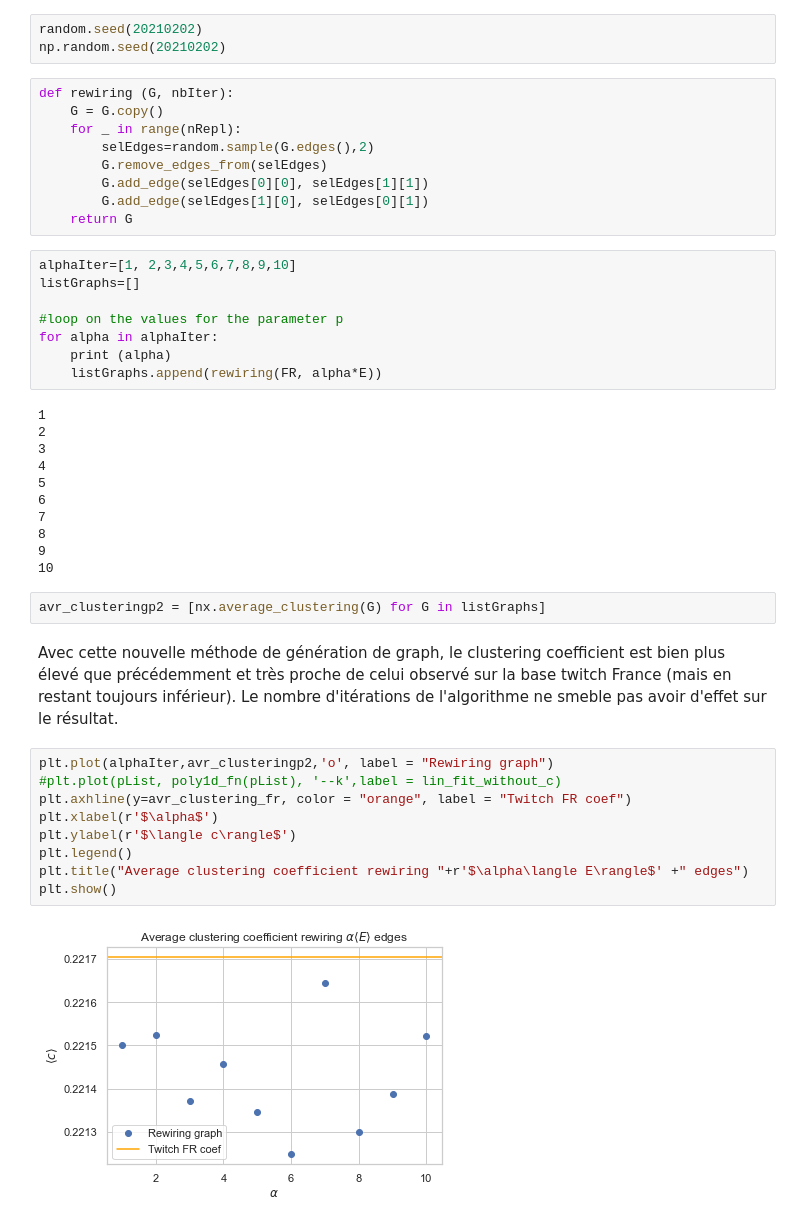
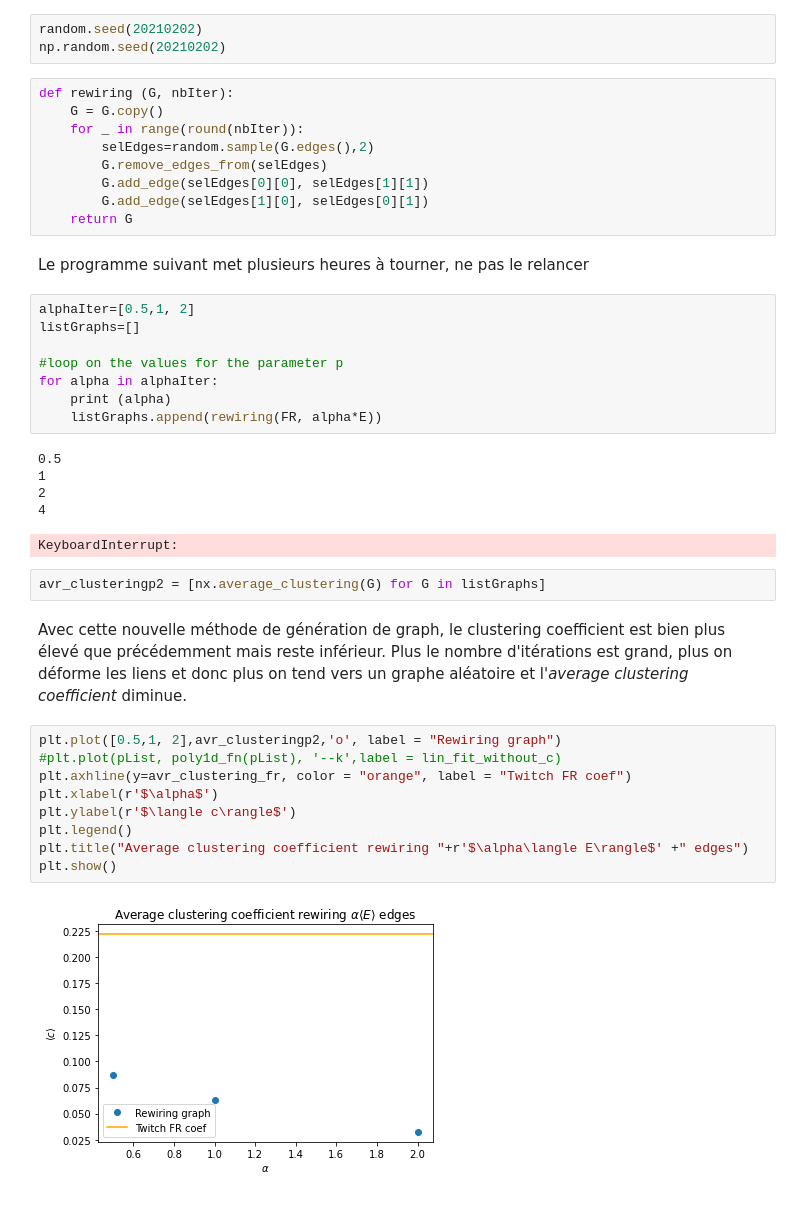
Before and after one commit to ARKEnsae/DM_Analyse_Reseaux, a Jupyter notebook: CC5/Exos_10Mar2021/ex_maison/CC5_Alain.ipynb, the cells around one changed output. Cells and saved outputs as stored; diff of their text form.

```diff
--- a/CC5/Exos_10Mar2021/ex_maison/CC5_Alain.ipynb
+++ b/CC5/Exos_10Mar2021/ex_maison/CC5_Alain.ipynb
@@ -280,14 +280,16 @@ np.random.seed(20210202)
 # %%
 def rewiring (G, nbIter):
     G = G.copy()
-    for _ in range(nRepl):
+    for _ in range(round(nbIter)):
         selEdges=random.sample(G.edges(),2)
         G.remove_edges_from(selEdges)
         G.add_edge(selEdges[0][0], selEdges[1][1])
         G.add_edge(selEdges[1][0], selEdges[0][1])
     return G
+# %% [markdown]
+Le programme suivant met plusieurs heures à tourner, ne pas le relancer
 # %%
-alphaIter=[1, 2,3,4,5,6,7,8,9,10]
+alphaIter=[0.5,1, 2]
 listGraphs=[]
 
 #loop on the values for the parameter p
@@ -295,28 +297,23 @@ for alpha in alphaIter:
     print (alpha)
     listGraphs.append(rewiring(FR, alpha*E))
 # %% [output]
+0.5
 1
 2
-3
 4
-5
-6
-7
-8
-9
-10
+KeyboardInterrupt:
 # %%
 avr_clusteringp2 = [nx.average_clustering(G) for G in listGraphs]
 # %% [markdown]
-Avec cette nouvelle méthode de génération de graph, le clustering coefficient est bien plus élevé que précédemment et très proche de celui observé sur la base twitch France (mais en restant toujours inférieur). Le nombre d'itérations de l'algorithme ne smeble pas avoir d'effet sur le résultat.
+Avec cette nouvelle méthode de génération de graph, le clustering coefficient est bien plus élevé que précédemment mais reste inférieur. Plus le nombre d'itérations est grand, plus on déforme les liens et donc plus on tend vers un graphe aléatoire et l'*average clustering coefficient* diminue.
 # %%
-plt.plot(alphaIter,avr_clusteringp2,'o', label = "Rewiring graph")
+plt.plot([0.5,1, 2],avr_clusteringp2,'o', label = "Rewiring graph")
 #plt.plot(pList, poly1d_fn(pList), '--k',label = lin_fit_without_c)
 plt.axhline(y=avr_clustering_fr, color = "orange", label = "Twitch FR coef")
 plt.xlabel(r'$\alpha$')
 plt.ylabel(r'$\langle c\rangle$')
 plt.legend()
 plt.title("Average clustering coefficient rewiring "+r'$\alpha\langle E\rangle$' +" edges")
 plt.show()
 # %% [output]
-[figure, old version]
+[figure, new version]
```
